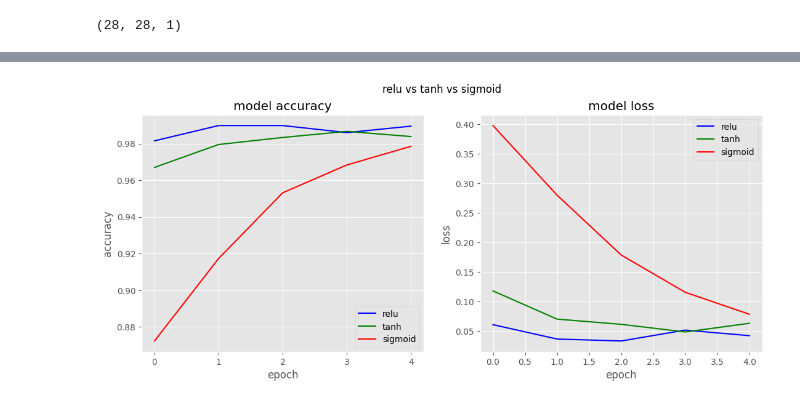
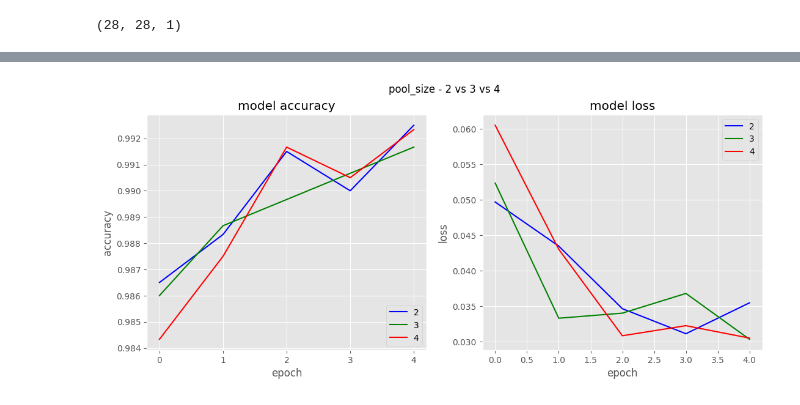
Before and after one commit to ksproska/sieci_neuronowe, a Jupyter notebook: exercise3/convnet.ipynb, the cells around one changed output, grey strips where cells are left out. Saved outputs shown, nothing was run; the diff lists cells and outputs as text; code cells hidden in the pictures.

Commit message:
layers saving setup

```diff
--- a/exercise3/convnet.ipynb
+++ b/exercise3/convnet.ipynb
@@ -27,19 +28,20 @@ all_models = []
 all_descriptions = []
 all_titles = []
 
-for act_fun in [ACT_RELU, ACT_TANH, ACT_SIGMOID]:
+changed_param = "pool_size"
+for pool_size in [2, 3, 4]:
     model_layers = [
         keras.Input(shape=input_picture_shape),
-        layers.Conv2D(filters=32, kernel_size=(3, 3), activation=act_fun),
-        layers.MaxPooling2D(pool_size=(2, 2), strides=1),
-        layers.Conv2D(filters=64, kernel_size=(3, 3), activation=act_fun),
-        layers.MaxPooling2D(pool_size=(2, 2), strides=1),
+        layers.Conv2D(filters=32, kernel_size=(3, 3), activation=ACT_RELU),
+        layers.MaxPooling2D(pool_size=(pool_size, pool_size), strides=1),
+        layers.Conv2D(filters=64, kernel_size=(3, 3), activation=ACT_RELU),
+        layers.MaxPooling2D(pool_size=(pool_size, pool_size), strides=1),
         layers.Flatten(),
         layers.Dense(num_classes, activation="softmax"),
     ]
     model = keras.Sequential(model_layers)
     all_models.append(model)
-    all_titles.append(act_fun)
+    all_titles.append(pool_size)
     all_descriptions.append(get_layers_info(model_layers))
 all_descriptions
 # %% [output]
@@ -107,9 +109,12 @@ Epoch 5/5
 # %%
 # score = model.evaluate(x_test, y_test, verbose=0)
 # %%
-all_title = " vs ".join([str(x) for x in all_titles])
+all_title =  f"{changed_param} - " + " vs ".join([str(x) for x in all_titles])
 set_plt(all_history, all_titles, all_title)
-plt.savefig(f'plots/{all_title}_{datetime.datetime.now()}.png')
+all_title += f"_{datetime.datetime.now()}"
+plt.savefig(f'plots/{all_title}.png')
 plt.show()
+for i, df in enumerate(all_descriptions):
+    df.to_csv(Path(f"csvs/{all_title}_{i}.csv"), index=False)
 # %% [output]
-[figure, old version]
+[figure, new version]
```
Also changed, not shown: parts of 3 cells of this notebook, 5 other files.
